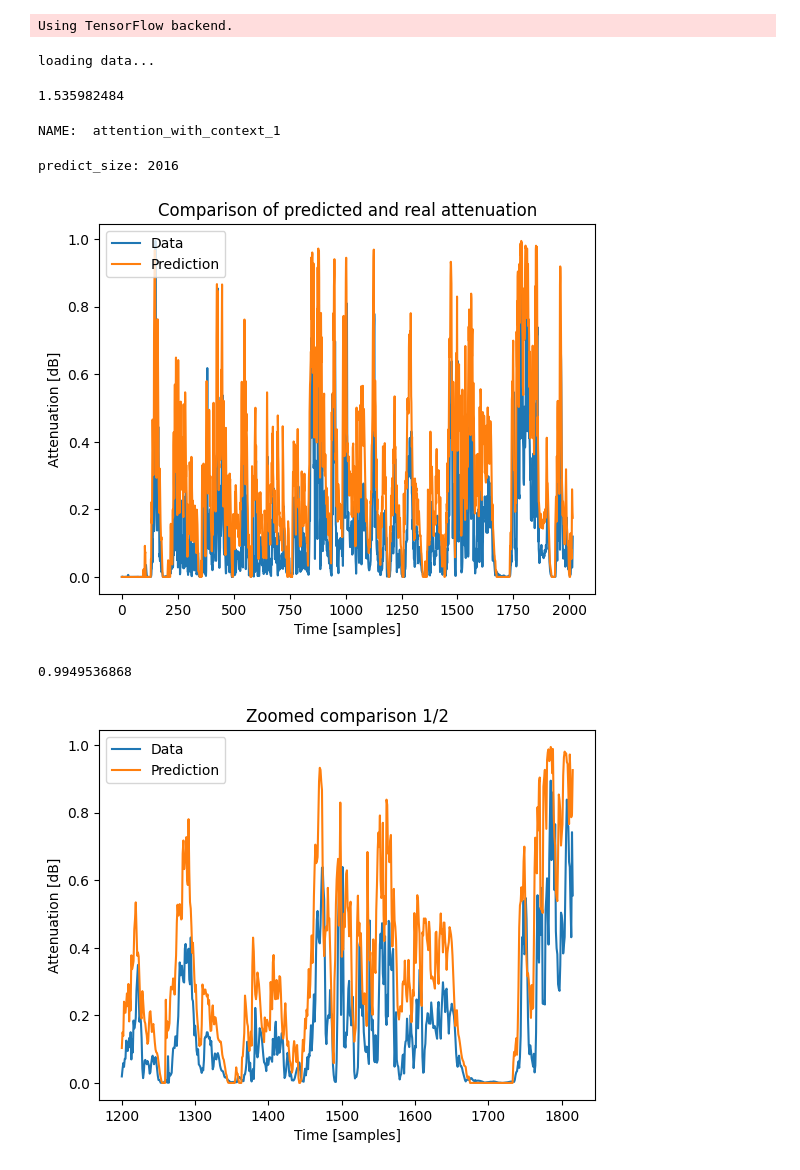
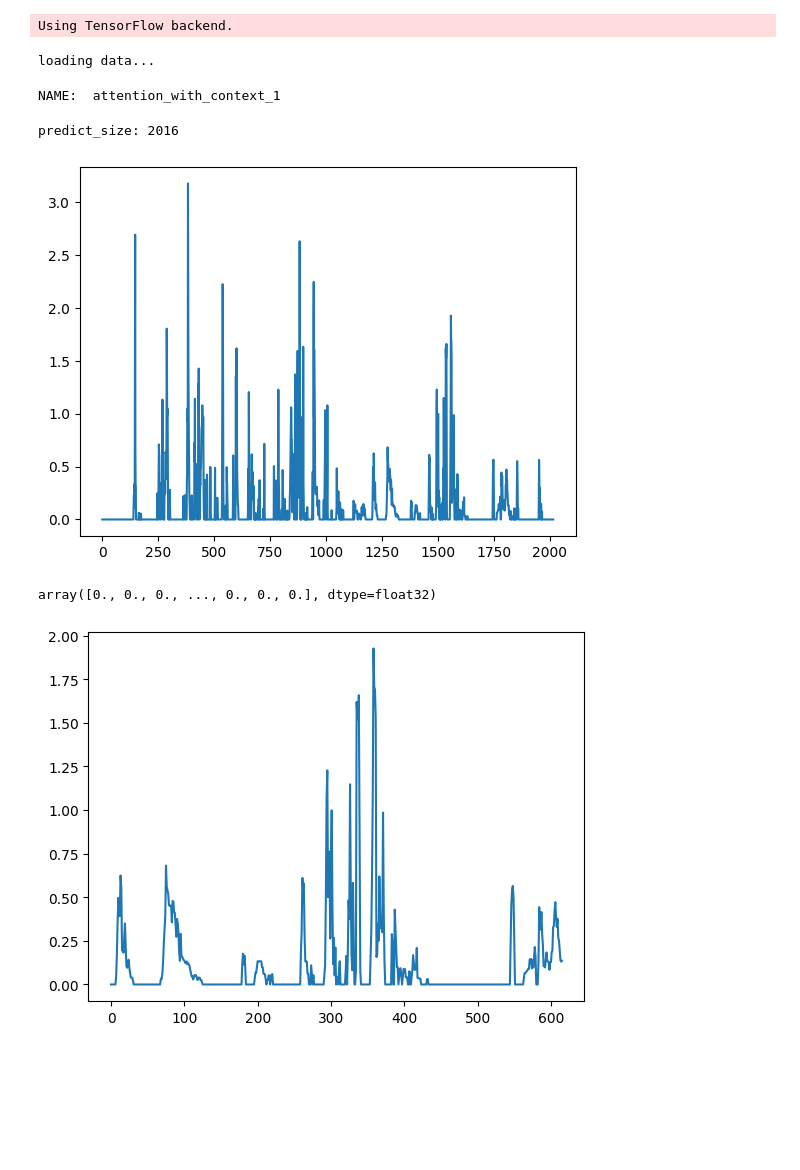
Before and after one commit to eindH/AT-Conv-LSTM, a Jupyter notebook: prediction.ipynb, the cells around one changed output. Drawn from its saved outputs; the diff is of its cells as text; code cells hidden in the pictures; blank space fills up the shorter version.

Commit message:
Trained combined

```diff
--- a/prediction.ipynb
+++ b/prediction.ipynb
@@ -25,16 +25,25 @@ from keras.callbacks import ModelCheckpoint
 from keras.callbacks import Callback
 # %% [output]
 Using TensorFlow backend.
-# %%
-print('loading data...')
-data1 = load_csv(r'cloud_attenuation', 5, "cloud")
-data2 = load_csv(r'cloud_attenuation', 4, "cloud")
-# %% [output]
-loading data...
-# %%
-np.max(data1)
-# %% [output]
-1.535982484
+# %%
+print('loading data...')
+data1 = load_csv(r'combined_attenuation', 14, "combined")
+data2 = load_csv(r'combined_attenuation', 1, "combined")
+data3 = load_csv(r'combined_attenuation', 2, "combined")
+data4 = load_csv(r'combined_attenuation', 3, "combined")
+data5 = load_csv(r'combined_attenuation', 4, "combined")
+data6 = load_csv(r'combined_attenuation', 5, "combined")
+data7 = load_csv(r'combined_attenuation', 6, "combined")
+data8 = load_csv(r'combined_attenuation', 7, "combined")
+data9 = load_csv(r'combined_attenuation', 8, "combined")
+data10 = load_csv(r'combined_attenuation', 9, "combined")
+data11 = load_csv(r'combined_attenuation', 10, "combined")
+data12 = load_csv(r'combined_attenuation', 11, "combined")
+data13 = load_csv(r'combined_attenuation', 12, "combined")
+data14 = load_csv(r'combined_attenuation', 13, "combined")
+data15 = load_csv(r'combined_attenuation', 0, "combined")
+# %% [output]
+loading data...
 # %%
 day = 288
 week = 2016
@@ -62,49 +71,41 @@ with CustomObjectScope({'AttentionLayer': AttentionLayer,'AttentionWithContext':
 	loaded_model_json = json_file.read()
 	json_file.close()
 	cnn_lstm_model = model_from_json(loaded_model_json)
-	cnn_lstm_model.load_weights("model/model_0025-0.0044.h5", 'r')
+	cnn_lstm_model.load_weights("model/model_0030-0.0001.h5", 'r')
 # %% [output]
 NAME:  attention_with_context_1
 # %%
 # start =time.clock()
 predicted = predict_point_by_point(cnn_lstm_model, [test_data,test_w,test_d])
 
 pred_med = np.max(predicted) - np.min(predicted)
 pred_min = np.min(predicted)
 
-offset = -16
-data_snippet = data1[-len(predicted) + offset: offset]
 coefficient = -np.max(data1)/np.max(predicted - np.min(predicted))
-coefficient = -np.max(data_snippet)/np.max(predicted - np.min(predicted))
 scaled_prediction = - coefficient * (predicted  - np.min(predicted))
 scaled_prediction = scaled_prediction - np.min(scaled_prediction)
 
-plt.plot(data_snippet)
+offset = -16
+plt.plot(data1[-len(scaled_prediction) + offset: offset])
 plt.plot(scaled_prediction)
-plt.legend(["Data","Prediction"])
-plt.xlabel("Time [samples]")
-plt.ylabel("Attenuation [dB]")
-plt.title("Comparison of predicted and real attenuation")
 plt.show()
 # %% [output]
 predict_size: 2016
-[figure, old version]
+[figure, new version]
-0.9949536868
+# %%
+predicted
+# %% [output]
+array([0., 0., 0., ..., 0., 0., 0.], dtype=float32)
 # %%
 # MAYBE NEED TO LOOK AT THE ALIGNMENT OF THE TWO VECTORS MORE!!!
 offset = -16
 zoom_left = 1200
 zoom_right = -200
-x_axis = np.arange(zoom_left,len(scaled_prediction)+zoom_right)
-plt.plot(x_axis,data1[-len(scaled_prediction) + offset + zoom_left: offset + zoom_right])
-plt.plot(x_axis,scaled_prediction[zoom_left:zoom_right])
-plt.legend(["Data","Prediction"])
-plt.xlabel("Time [samples]")
-plt.ylabel("Attenuation [dB]")
-plt.title("Zoomed comparison 1/2")
+plt.plot(data1[-len(scaled_prediction) + offset + zoom_left: offset + zoom_right])
+plt.plot(scaled_prediction[zoom_left:zoom_right])
 plt.show()
 # %% [output]
-[figure, old version]
+[figure, new version]
 # %%
 offset = -16
 plt.plot(data1[-len(scaled_prediction) + offset:-len(scaled_prediction) + offset + 200])
```
Also changed, not shown: parts of 4 cells of this notebook, 22 other files.
